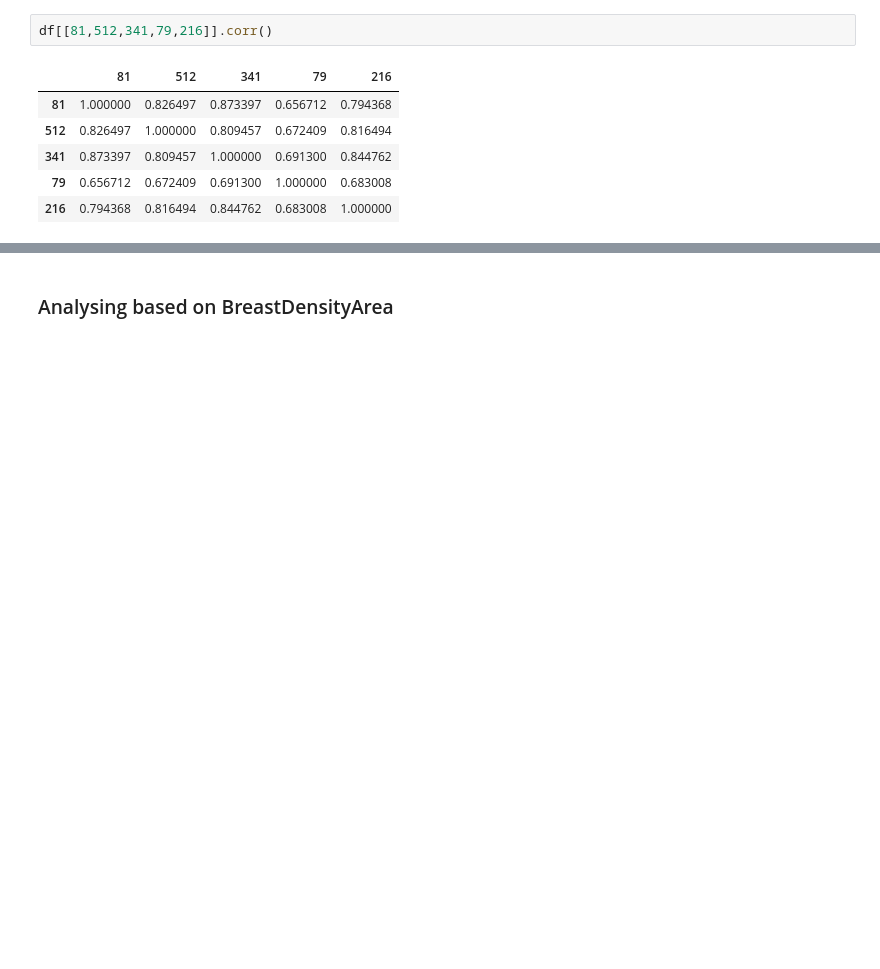
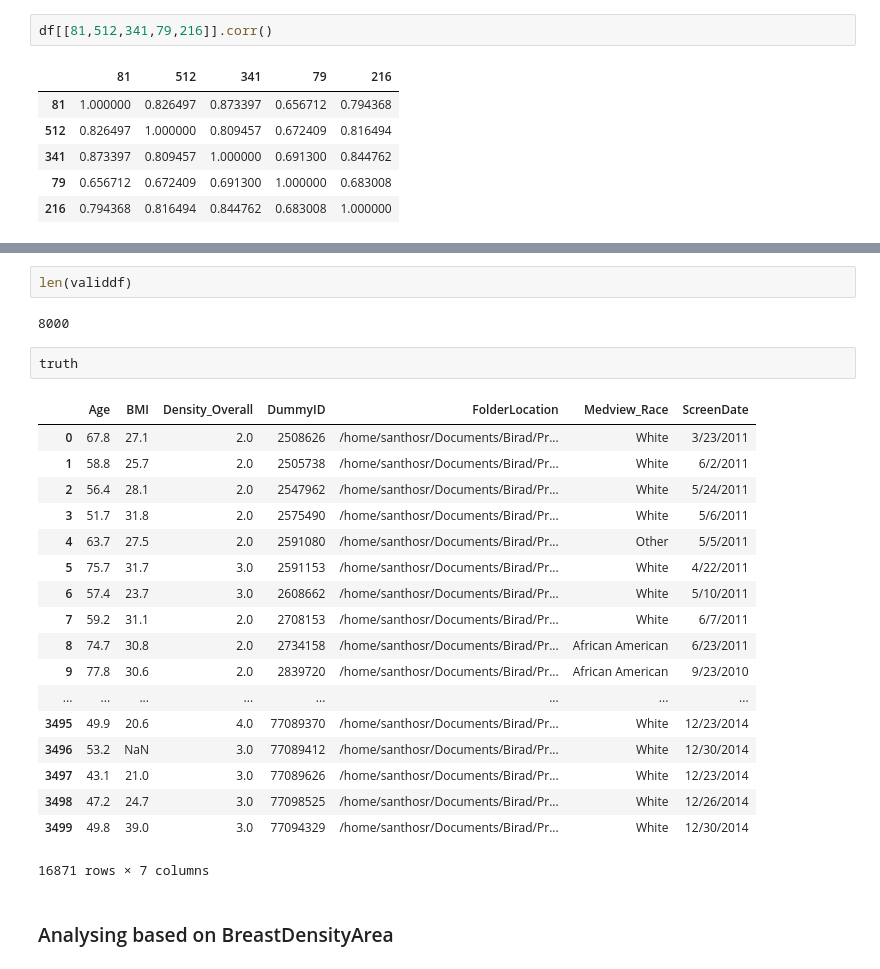
Before and after one commit to rsk2327/CBIG, a Jupyter notebook: RaceClassification/Features/Understanding Features.ipynb, the cells around one changed output, grey strips where cells are left out. Drawn from its saved outputs; the diff is of its cells as text; blank space fills up the shorter version.

```diff
--- a/RaceClassification/Features/Understanding Features.ipynb
+++ b/RaceClassification/Features/Understanding Features.ipynb
@@ -254,3 +288,28 @@ df[[81,512,341,79,216]].corr()
+# %%
+len(validdf)
+# %% [output]
+8000
+# %%
+truth
+# %% [output]
+|  | Age | BMI | Density_Overall | DummyID | FolderLocation | Medview_Race | ScreenDate |
+| 0 | 67.8 | 27.1 | 2.0 | 2508626 | /home/santhosr/Documents/Birad/Pr... | White | 3/23/2011 |
+| 1 | 58.8 | 25.7 | 2.0 | 2505738 | /home/santhosr/Documents/Birad/Pr... | White | 6/2/2011 |
+| 2 | 56.4 | 28.1 | 2.0 | 2547962 | /home/santhosr/Documents/Birad/Pr... | White | 5/24/2011 |
+| 3 | 51.7 | 31.8 | 2.0 | 2575490 | /home/santhosr/Documents/Birad/Pr... | White | 5/6/2011 |
+| 4 | 63.7 | 27.5 | 2.0 | 2591080 | /home/santhosr/Documents/Birad/Pr... | Other | 5/5/2011 |
+| 5 | 75.7 | 31.7 | 3.0 | 2591153 | /home/santhosr/Documents/Birad/Pr... | White | 4/22/2011 |
+| 6 | 57.4 | 23.7 | 3.0 | 2608662 | /home/santhosr/Documents/Birad/Pr... | White | 5/10/2011 |
+| 7 | 59.2 | 31.1 | 2.0 | 2708153 | /home/santhosr/Documents/Birad/Pr... | White | 6/7/2011 |
+| 8 | 74.7 | 30.8 | 2.0 | 2734158 | /home/santhosr/Documents/Birad/Pr... | African American | 6/23/2011 |
+| 9 | 77.8 | 30.6 | 2.0 | 2839720 | /home/santhosr/Documents/Birad/Pr... | African American | 9/23/2010 |
+| ... | ... | ... | ... | ... | ... | ... | ... |
+| 3495 | 49.9 | 20.6 | 4.0 | 77089370 | /home/santhosr/Documents/Birad/Pr... | White | 12/23/2014 |
+| 3496 | 53.2 | NaN | 3.0 | 77089412 | /home/santhosr/Documents/Birad/Pr... | White | 12/30/2014 |
+| 3497 | 43.1 | 21.0 | 3.0 | 77089626 | /home/santhosr/Documents/Birad/Pr... | White | 12/23/2014 |
+| 3498 | 47.2 | 24.7 | 3.0 | 77098525 | /home/santhosr/Documents/Birad/Pr... | White | 12/26/2014 |
+| 3499 | 49.8 | 39.0 | 3.0 | 77094329 | /home/santhosr/Documents/Birad/Pr... | White | 12/30/2014 |
+16871 rows × 7 columns
 # %% [markdown]
 ### Analysing based on BreastDensityArea
 # %%
```
Also changed, not shown: parts of 39 cells of this notebook, 1 other file.
